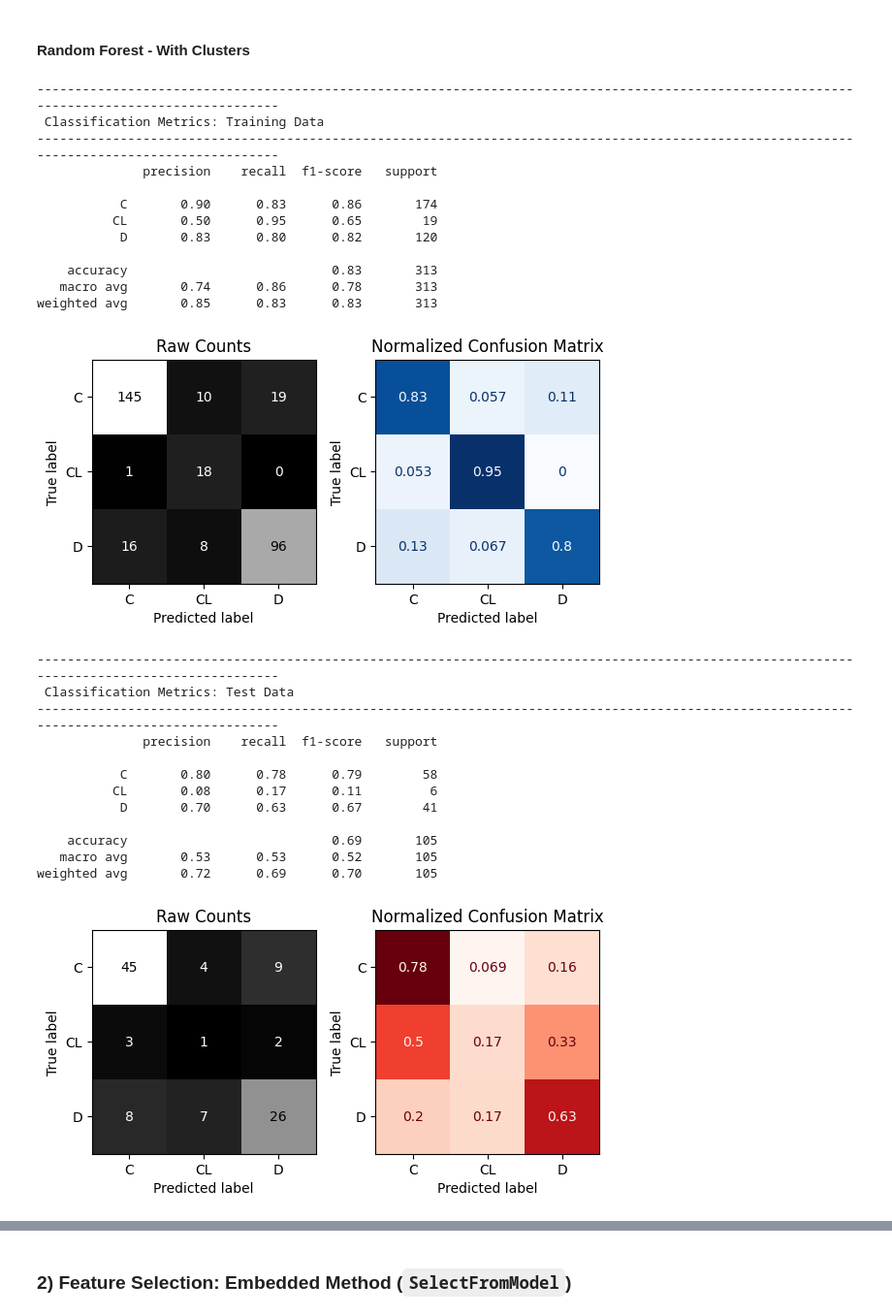
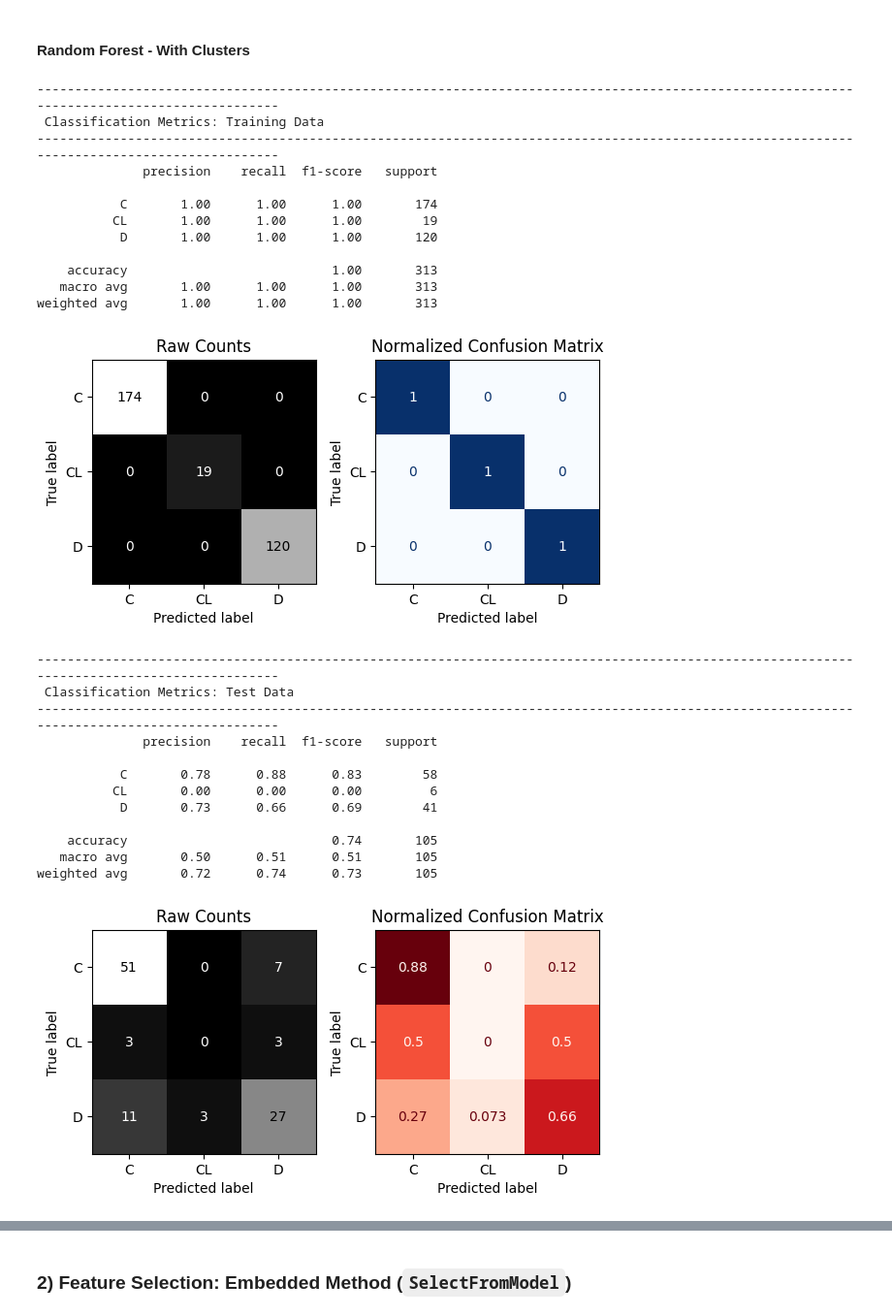
Before and after one commit to swirita/Cirrhosis-Prediction, a Jupyter notebook: Cirrhosis_Prediction.ipynb, the cells around one changed output, grey strips where cells are left out. Shown at 97% size. Saved outputs shown, nothing was run; the diff lists cells and outputs as text; code cells hidden in the pictures.

Commit message:
Update RF & Cluster

```diff
--- a/Cirrhosis_Prediction.ipynb
+++ b/Cirrhosis_Prediction.ipynb
@@ -1535,38 +1538,39 @@ preprocessor_cluster = ColumnTransformer(
     verbose_feature_names_out=False
 )
 # %%
-rf_cluster = clone(rf)
+# default
+rf_cluster = RandomForestClassifier(random_state=42)
 
 rf_smote_cluster_pipe = imb_make_pipeline(preprocessor_cluster,
                                           SMOTE(random_state=42, k_neighbors=5),
                                           rf_cluster)
 
 rf_smote_cluster_pipe.fit(X_train_cluster, y_train)
 evaluate_classification(rf_smote_cluster_pipe, X_train_cluster, y_train, X_test_cluster, y_test)
 # %% [output]
 --------------------------------------------------------------------------------------------------------------------------------------------
  Classification Metrics: Training Data
 --------------------------------------------------------------------------------------------------------------------------------------------
               precision    recall  f1-score   support
 
-           C       0.90      0.83      0.86       174
-          CL       0.50      0.95      0.65        19
-           D       0.83      0.80      0.82       120
+           C       1.00      1.00      1.00       174
+          CL       1.00      1.00      1.00        19
+           D       1.00      1.00      1.00       120
 
-    accuracy                           0.83       313
-   macro avg       0.74      0.86      0.78       313
-weighted avg       0.85      0.83      0.83       313
+    accuracy                           1.00       313
+   macro avg       1.00      1.00      1.00       313
+weighted avg       1.00      1.00      1.00       313
-[figure, old version]
+[figure, new version]
 --------------------------------------------------------------------------------------------------------------------------------------------
  Classification Metrics: Test Data
 --------------------------------------------------------------------------------------------------------------------------------------------
               precision    recall  f1-score   support
 
-           C       0.80      0.78      0.79        58
-          CL       0.08      0.17      0.11         6
-           D       0.70      0.63      0.67        41
+           C       0.78      0.88      0.83        58
+          CL       0.00      0.00      0.00         6
+           D       0.73      0.66      0.69        41
 
-    accuracy                           0.69       105
-   macro avg       0.53      0.53      0.52       105
-weighted avg       0.72      0.69      0.70       105
+    accuracy                           0.74       105
+   macro avg       0.50      0.51      0.51       105
+weighted avg       0.72      0.74      0.73       105
-[figure, old version]
+[figure, new version]
```
Also changed, not shown: parts of 19 cells of this notebook.
